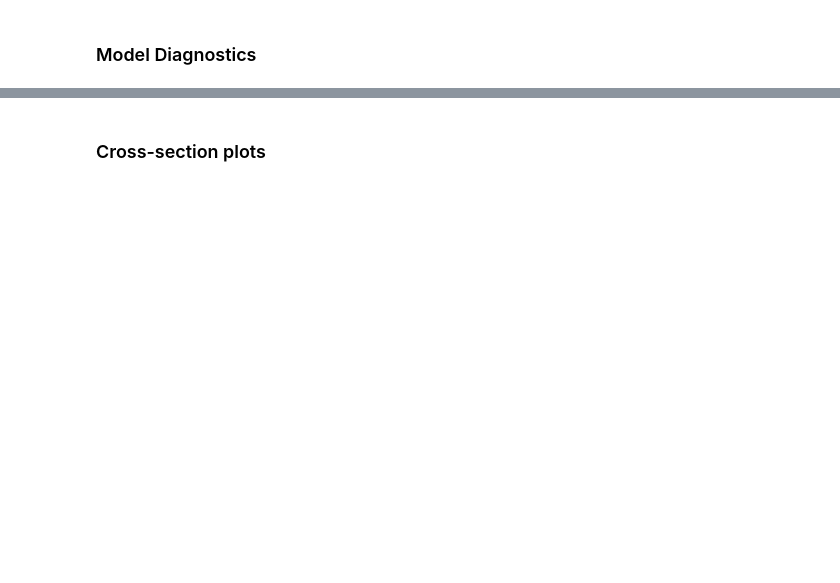
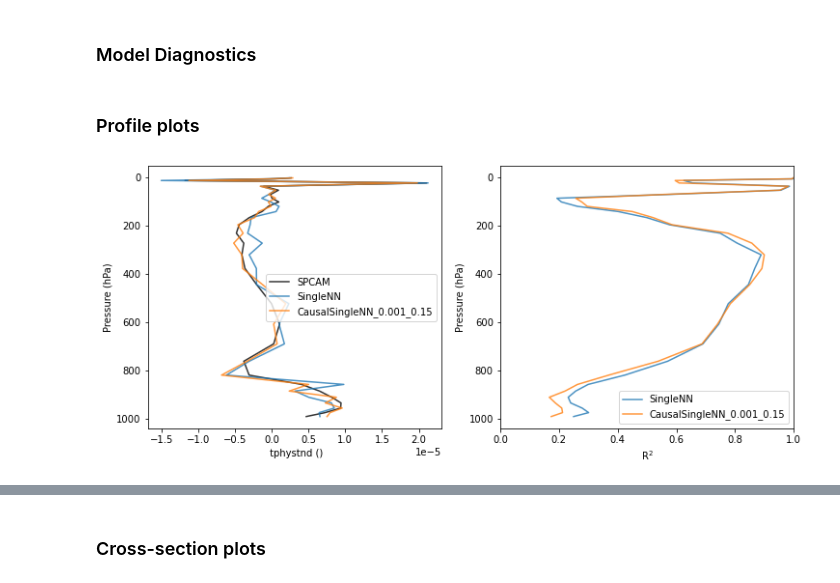
Before and after one commit to EyringMLClimateGroup/iglesias-suarez23jgr_CausalNNCAM, a Jupyter notebook: SingleNNs_Diagnostics.ipynb, the cells around one changed output, grey strips where cells are left out. Saved outputs shown, nothing was run; the diff lists cells and outputs as text; code cells hidden in the pictures; blank space fills up the shorter version.

Commit message:
SingleNNs_Diagnostics.ipynb includes profile plots (incl. R2). Still missing cross-sections for R2.

```diff
--- a/SingleNNs_Diagnostics.ipynb
+++ b/SingleNNs_Diagnostics.ipynb
@@ -341,3 +685,5 @@ class ModelDiagnostics():
                 levels.append(variable.level_idx)
                 vars_dict[ds_name] = levels
         return vars_dict
+# %% [markdown]
+### Profile plots
@@ -343,0 +790,12 @@ class ModelDiagnostics():
+# %%
+# Plot profile
+plot_profiles(
+    vars_dict,
+    varname='tphystnd',
+    title='',
+    unit='',
+    save=False,
+    r2_stat=True
+)
+# %% [output]
+[figure, added]
```
Also changed, not shown: parts of 13 cells of this notebook, 3 other files.
